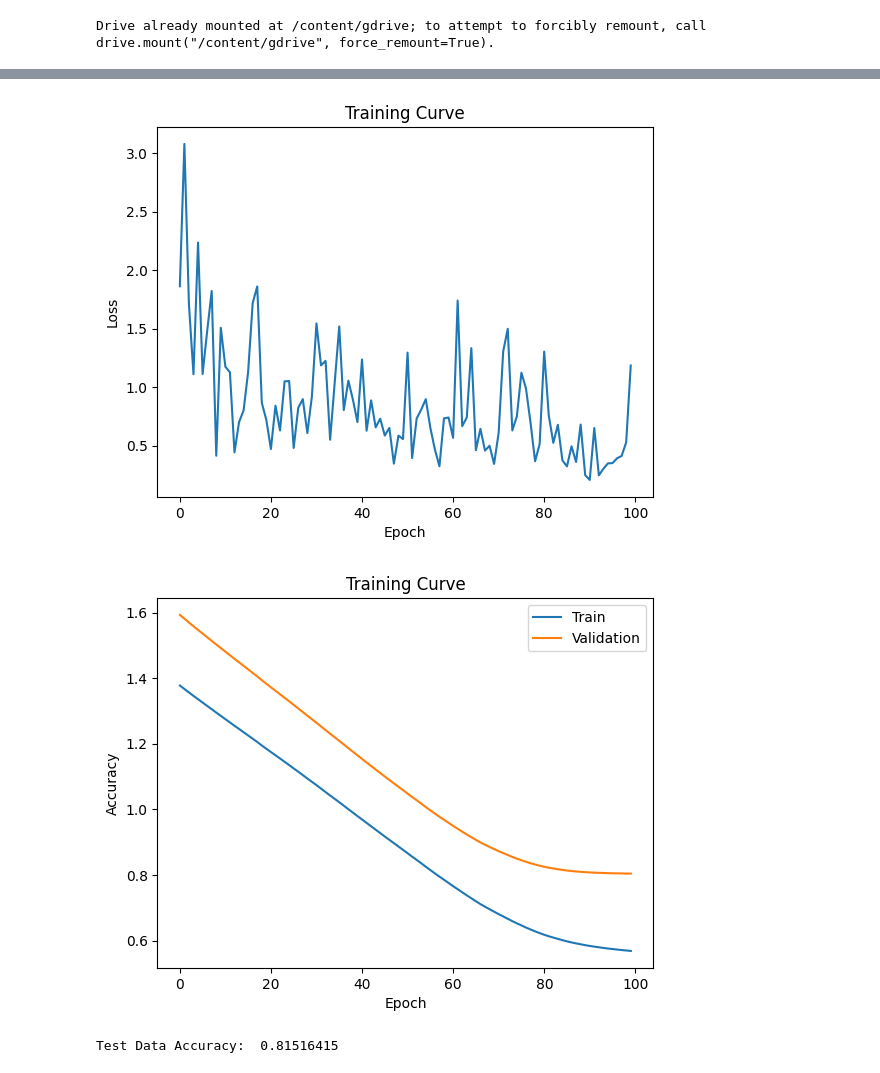
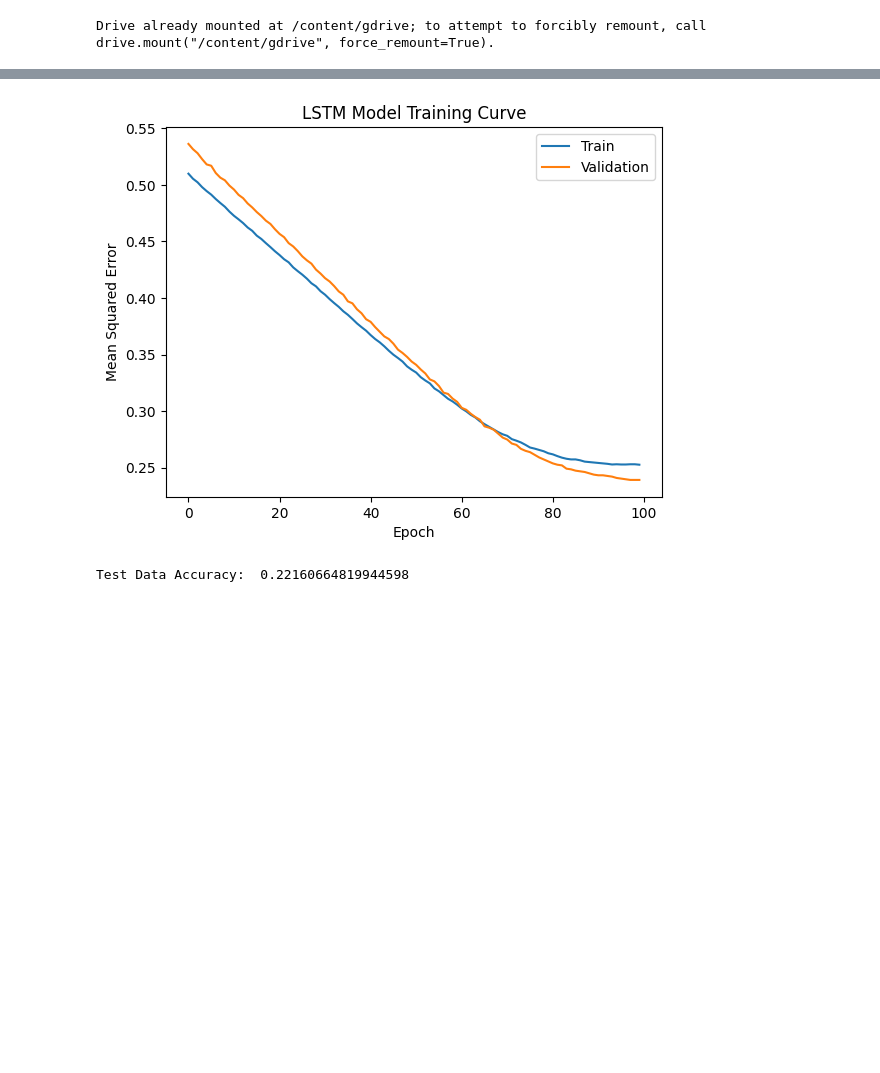
Before and after one commit to Kesavar-Kabilar/StocksRNN-PricePredictor, a Jupyter notebook: StocksRNN.ipynb, the cells around one changed output, grey strips where cells are left out. Saved outputs shown, nothing was run; the diff lists cells and outputs as text; code cells hidden in the pictures; blank space fills up the shorter version.

Commit message:
Fixed mean squared error and one testing function

```diff
--- a/StocksRNN.ipynb
+++ b/StocksRNN.ipynb
@@ -111,5 +93,25 @@ def get_mean_error(model, crit, files, K):
+# %%
+def get_mean_squared_error(model, files, K):
+    error = 0
+    total = 0
+
+    for f in files:
+        x, t = transform_data(f, K)
+
+        s1, s2, s3 = x.shape
+        x = x.reshape(s1, s2*s3)
+        min, max = torch.amin(x, axis=1), torch.amax(x, axis=1)
+        x = (x-min[:, np.newaxis]) / (max[:, np.newaxis] - min[:, np.newaxis])
+        x = x.reshape(s1, s2, s3)
+        t = (t-min) / (max - min)
+
+        output = model(x).reshape(-1)
+        error += int(sum((output - t)**2).detach())
+        total += output.shape[0]
+
+    return error / total
 # %%
-def train_rnn_network(model, train, valid, num_epochs=100, batch_size=5, learning_rate=1e-5, K=5):
+def train_rnn_network(model, train, valid, num_epochs, batch_size, learning_rate, K, name):
     criterion = nn.MSELoss()
     optimizer = torch.optim.Adam(model.parameters(), lr=learning_rate)
     losses, train_acc, valid_acc = [], [], []
@@ -124,7 +126,6 @@ def train_rnn_network(model, train, valid, num_epochs=100, batch_size=5, learnin
 
     train_data_x = torch.concat(iter_x, 0)
     train_data_t = torch.concat(iter_t, 0)
-    print(train_data_x.shape)
 
     for epoch in range(num_epochs):
 
@@ -142,24 +143,19 @@ def train_rnn_network(model, train, valid, num_epochs=100, batch_size=5, learnin
         losses.append(float(loss))
 
         epochs.append(epoch)
-        train_acc.append(get_mean_error(model, criterion, train, K))
-        valid_acc.append(get_mean_error(model, criterion, valid, K))
+        train_acc.append(get_mean_squared_error(model, train, K))
+        valid_acc.append(get_mean_squared_error(model, valid, K))
         if (epoch+1) % 10 == 0:
             print("Epoch %d; Loss %f; Train Acc %f; Val Acc %f" % (
                 epoch+1, loss, train_acc[-1], valid_acc[-1]))
-    # plotting
-    plt.title("Training Curve")
-    plt.plot(losses, label="Train")
-    plt.xlabel("Epoch")
-    plt.ylabel("Loss")
-    plt.show()
 
-    plt.title("Training Curve")
+    plt.title(name + " Training Curve")
     plt.plot(epochs, train_acc, label="Train")
     plt.plot(epochs, valid_acc, label="Validation")
     plt.xlabel("Epoch")
-    plt.ylabel("Accuracy")
+    plt.ylabel("Mean Squared Error")
     plt.legend(loc='best')
+    plt.savefig(name.replace(" ", "")+".png")
     plt.show()
 # %%
 modelRNN = StocksRNN(4, 150)
@@ -204,6 +189,7 @@ train_rnn_network(modelLSTM,
                   num_epochs=100,
                   batch_size=500,
                   learning_rate=1e-5,
-                  K=5)
-print("Test Data Accuracy: ", get_mean_error(modelLSTM, nn.MSELoss(), test_files, 5))
+                  K=5,
+                  name="LSTM Model")
+print("Test Data Accuracy: ", get_mean_squared_error(modelLSTM, test_files, 5))
 # %% [output]
@@ -221,3 +206,2 @@ Epoch 100; Loss 1.184520; Train Acc 0.568421; Val Acc 0.804252
-[figure, old version]
+[figure, new version]
-[figure, removed]
-Test Data Accuracy:  0.81516415
+Test Data Accuracy:  0.22160664819944598
```
Also changed, not shown: parts of 7 cells of this notebook.
